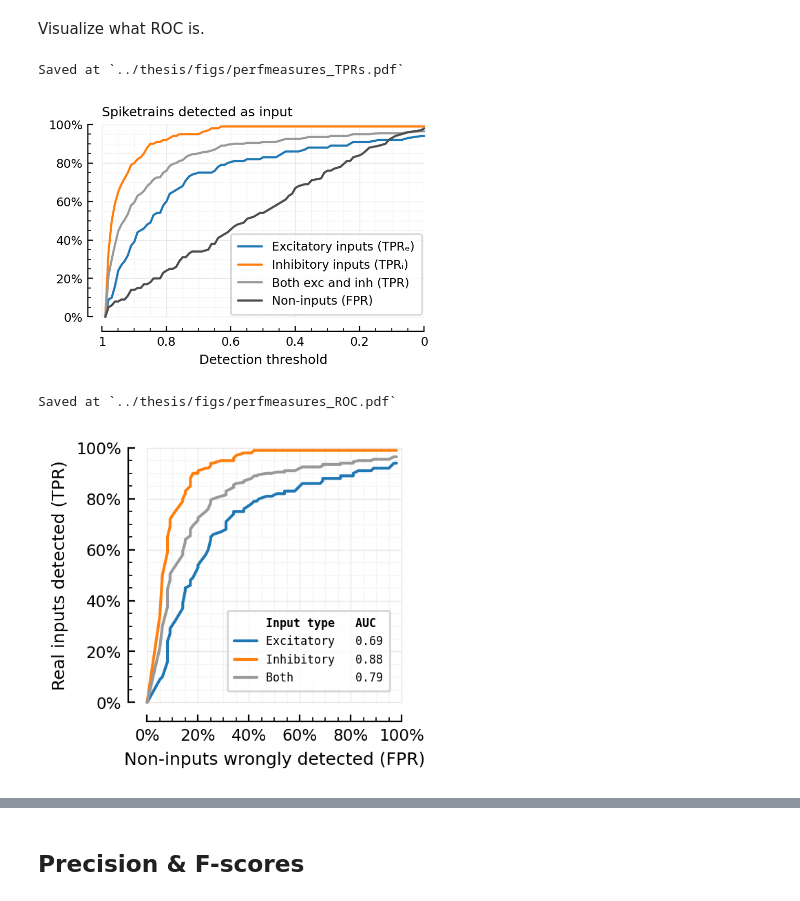
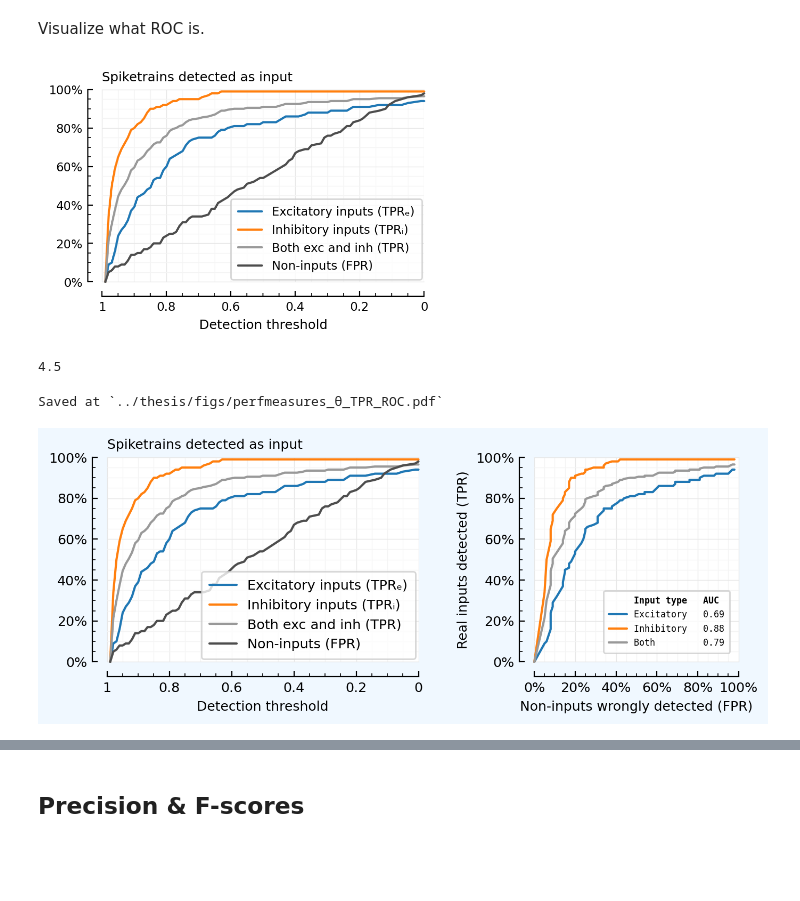
Before and after one commit to tfiers/phd, a Jupyter notebook: nb/2023-09-13__Clippin_and_Ceilin.ipynb, the cells around one changed output, grey strips where cells are left out. Cells and saved outputs as stored; diff of their text form; code cells hidden in the pictures; blank space fills up the shorter version.

Commit message:
better ch3 perfmeasure figs. Iso-F1-curves on EI PR plot. Calc P(R) and R(P) (for nice compact filesizes and smart asymptote plottin :))

```diff
--- a/nb/2023-09-13__Clippin_and_Ceilin.ipynb
+++ b/nb/2023-09-13__Clippin_and_Ceilin.ipynb
@@ -228,21 +230,26 @@ Visualize what ROC is.
 # %%
-sweep = sweep_threshold(df_ceil_n_clip)
-
-fig, ax = plt.subplots()
-plot(sweep.threshold, sweep.TPRₑ, color=color_exc, label="Excitatory inputs (TPRₑ)")
-plot(sweep.threshold, sweep.TPRᵢ, color=color_inh, label="Inhibitory inputs (TPRᵢ)")
-plot(sweep.threshold, sweep.TPR, color=color_both, label="Both exc and inh (TPR)")
-plot(sweep.threshold, sweep.FPR, color=color_unconn, label="Non-inputs (FPR)")
-set(ax, ytype=:fraction, hylabel="Spiketrains detected as input", xlabel="Detection threshold")
-ax.invert_xaxis()
-legend(ax);
-savefig_phd("perfmeasures_TPRs")
+function plot_perfmeasures_threshold_TPRs(ax=newax())
+    plot(sweep.threshold, sweep.TPRₑ; color=color_exc, label="Excitatory inputs (TPRₑ)", ax)
+    plot(sweep.threshold, sweep.TPRᵢ; color=color_inh, label="Inhibitory inputs (TPRᵢ)", ax)
+    plot(sweep.threshold, sweep.TPR; color=color_both, label="Both exc and inh (TPR)", ax)
+    plot(sweep.threshold, sweep.FPR; color=color_unconn, label="Non-inputs (FPR)", ax)
+    set(ax, ytype=:fraction, hylabel="Spiketrains detected as input", xlabel="Detection threshold")
+    ax.invert_xaxis()
+    legend(ax)
+end
+plot_perfmeasures_threshold_TPRs();
 # %% [output]
-Saved at `../thesis/figs/perfmeasures_TPRs.pdf`
 [figure]
-# %%
-plotROC(sweep);
-savefig_phd("perfmeasures_ROC")
-# %% [output]
-Saved at `../thesis/figs/perfmeasures_ROC.pdf`
-[figure, removed]
+# %%
+mtw
+# %% [output]
+4.5
+# %%
+fig, axs = plt.subplots(ncols=2, figsize=(pw, 0.3*pw))
+fig.set_facecolor("aliceblue")
+plot_perfmeasures_threshold_TPRs(axs[0])
+plotROC(sweep; ax=axs[1]);
+savefig_phd("perfmeasures_θ_TPR_ROC")
+# %% [output]
+Saved at `../thesis/figs/perfmeasures_θ_TPR_ROC.pdf`
+[figure, added]
```
Also changed, not shown: parts of 12 cells of this notebook, 9 other files.
